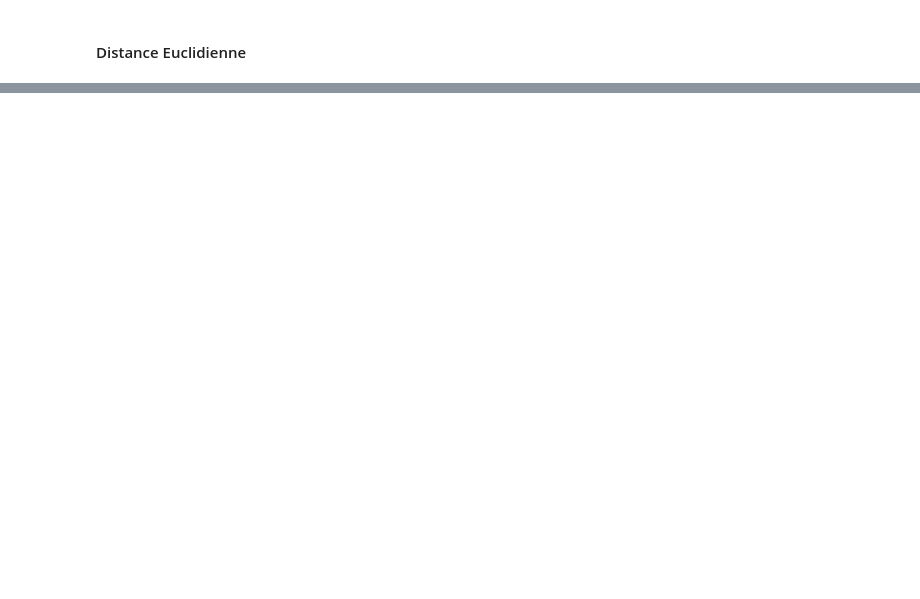
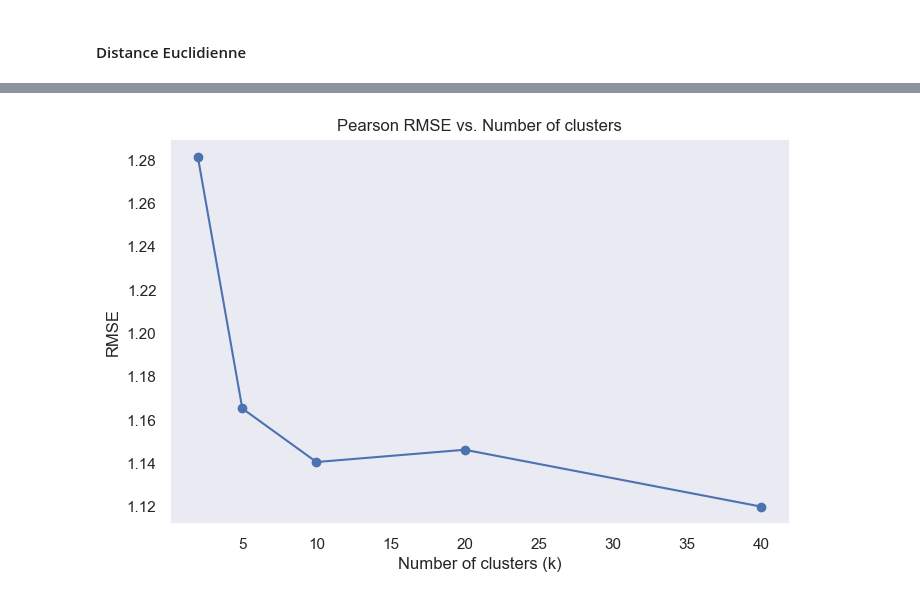
Before and after one commit to SilentPow/LOG6308, a Jupyter notebook: TP2/TP2.ipynb, the cells around one changed output, grey strips where cells are left out. Drawn from its saved outputs; the diff is of its cells as text; code cells hidden in the pictures; blank space fills up the shorter version.

```diff
--- a/TP2/TP2.ipynb
+++ b/TP2/TP2.ipynb
@@ -506,3 +509,26 @@ def PearsonDist(x, y):
+# %%
+import numpy as np
+
+def SimplePearsonDist(x, y):
+    # Mask out NaN values
+    nan_or = np.isnan(x) | np.isnan(y)
+
+    # Keep only the valid values (non-NaN)
+    x_valid = x[~nan_or]
+    y_valid = y[~nan_or]
+
+    # If there are fewer than 2 valid data points, return 1 (no correlation)
+    if len(x_valid) < 2:
+        return 1
+
+    # Compute the Pearson correlation
+    mean_x = np.mean(x_valid)
+    mean_y = np.mean(y_valid)
+
+    # Pearson formula (without covariance normalization)
+    corr = np.dot(x_valid - mean_x, y_valid - mean_y) / (np.linalg.norm(x_valid - mean_x) * np.linalg.norm(y_valid - mean_y))
+
+    return 1 - corr  # Return distance, not correlation
 # %% [markdown]
 #### Distance Euclidienne
 # %%
@@ -602,2 +694,7 @@ training...
+# %%
+list_RMSE_mean_q2_pearson = list_RMSE_q2_pearson.mean(axis=0)
+list_MAE_mean_q2_pearson = list_MAE_q2_pearson.mean(axis=0)
+list_RMSE_mean_q2_euclid = list_RMSE_q2_euclid.mean(axis=0)
+list_MAE_mean_q2_euclid = list_MAE_q2_euclid.mean(axis=0)
 # %%
 values_of_k_q2    = [k for i in range(nbre_replis) for k in list_k_q2]
@@ -608,0 +711,11 @@ df_q2.sort_values("Number of Dimensions Taken").head()
+# %%
+# Afficher la courbe RMSE en fonction du nombre de dimensions.
+plt.figure(figsize=(8,5))
+plt.plot(list_k_q2, list_RMSE_mean_q2_pearson, marker='o', linestyle='-')
+plt.xlabel("Number of clusters (k)")
+plt.ylabel("RMSE")
+plt.title("Pearson RMSE vs. Number of clusters")
+plt.grid()
+plt.show()
+# %% [output]
+[figure, added]
```
Also changed, not shown: parts of 15 cells of this notebook.
